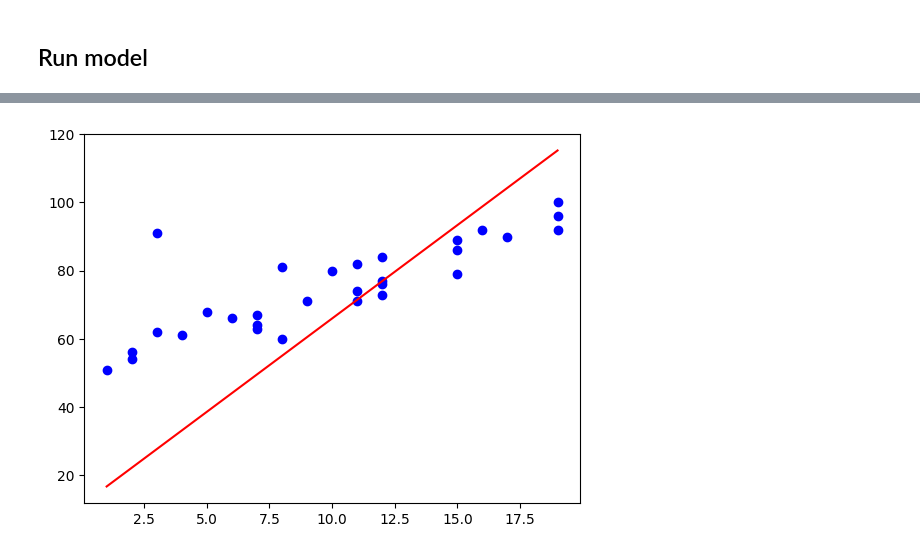
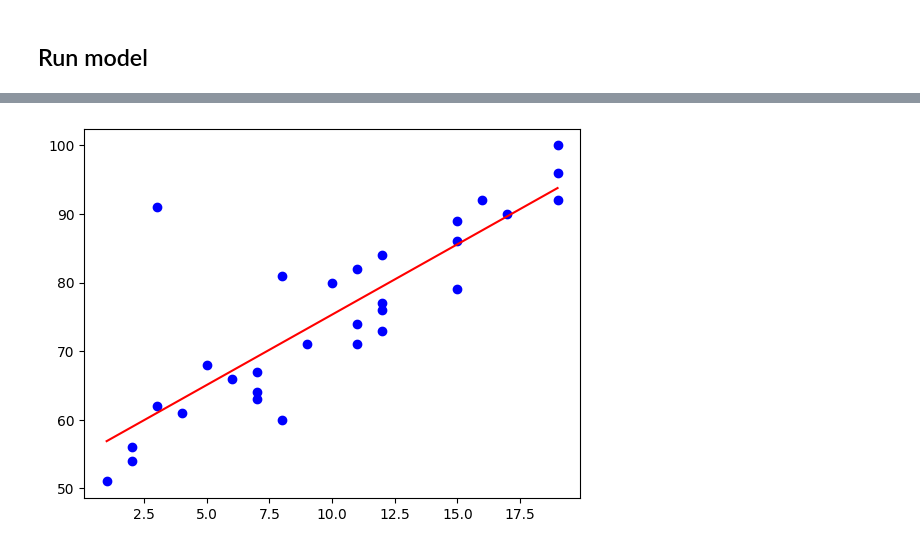
Before and after one commit to jonasanders1/Linear-regression, a Jupyter notebook: linear-regression.ipynb, the cells around one changed output, grey strips where cells are left out. Saved outputs shown, nothing was run; the diff lists cells and outputs as text; code cells hidden in the pictures.

```diff
--- a/linear-regression.ipynb
+++ b/linear-regression.ipynb
@@ -22,8 +22,8 @@ def mean_squared_error(m, b, points):
   for i in range(n):
       x = points.iloc[i].studytime
       y = points.iloc[i].score
-      predicted_y = m * x + b
-      total_error += (y - predicted_y) ** 2
+
+      total_error += (y - (m * x + b)) ** 2 # (m * x + b) = predicted_y
 
     # Prevent division by zero in case of n == 0
   if n == 0:
@@ -54,8 +54,8 @@ def gradient_decent(m_now, b_now, points, L):
 # %%
 m = 0
 b = 0
-L = 0.0005
-epochs = 10000
+L = 0.005
+epochs = 5000
 
 for i in range(epochs):
   if i % 50 == 0:
@@ -94 +94 @@ m: 5.473966443928271, b: 11.230136772137618
-[figure, old version]
+[figure, new version]
```
Also changed, not shown: parts of 1 cell of this notebook.
